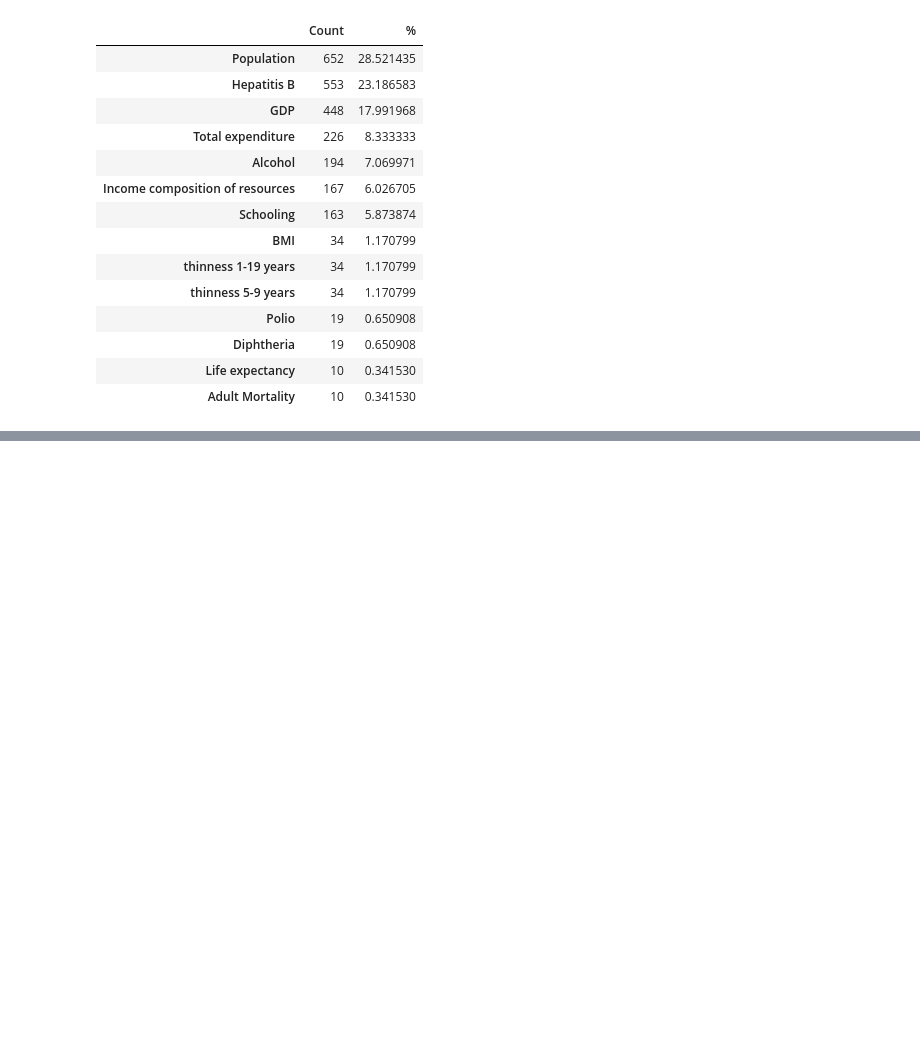
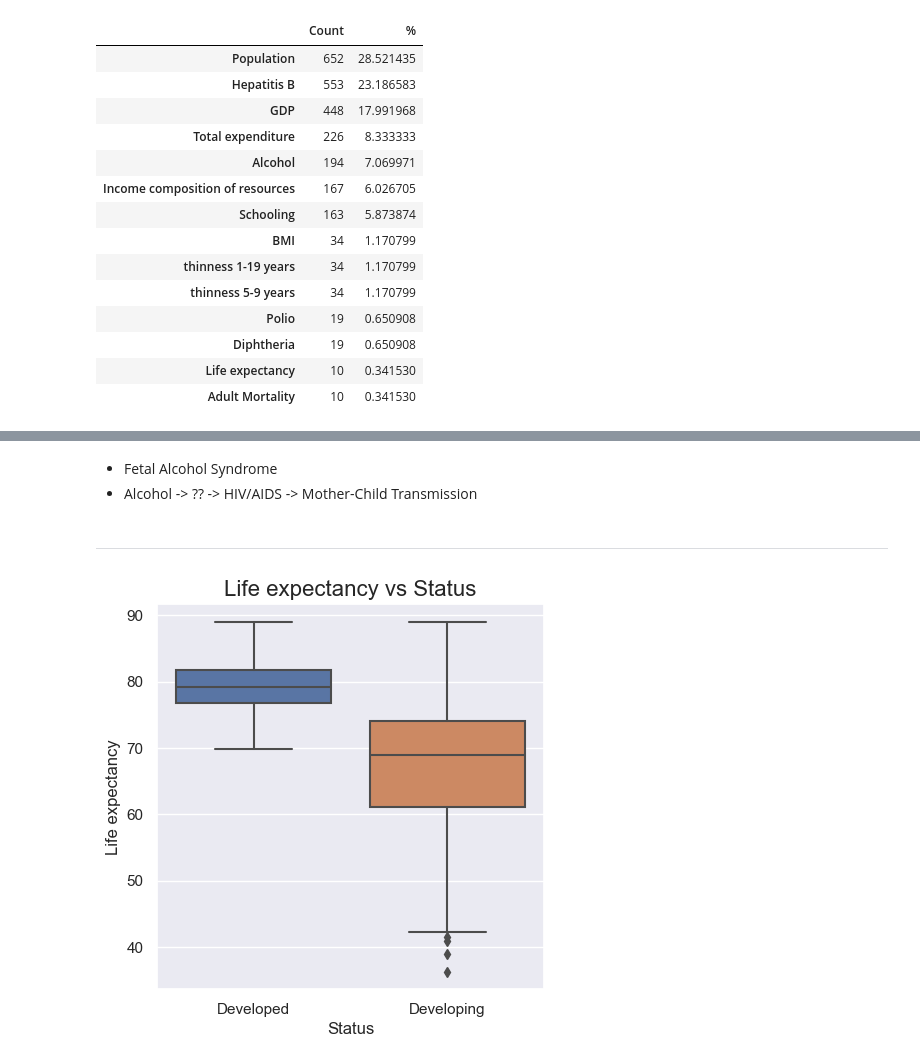
Before and after one commit to EDA-writing/Team-Clover-EDA, a Jupyter notebook: eda.ipynb, the cells around one changed output, grey strips where cells are left out. Cells and saved outputs as stored; diff of their text form; code cells hidden in the pictures; blank space fills up the shorter version.

```diff
--- a/eda.ipynb
+++ b/eda.ipynb
@@ -369,0 +442,13 @@ plt.show()
+# %% [markdown]
+* Fetal Alcohol Syndrome
+* Alcohol -> ?? -> HIV/AIDS -> Mother-Child Transmission
+# %% [markdown]
+---
+# %%
+# To see the impact of status on Life Expectancy
+fig=plt.figure(figsize=(5,5))
+sns.boxplot(data=df, x=df["Status"], y=df["Life expectancy"])
+plt.title('Life expectancy vs Status', fontsize=16)
+plt.show()
+# %% [output]
+[figure, added]
```
Also changed, not shown: parts of 50 cells of this notebook.
